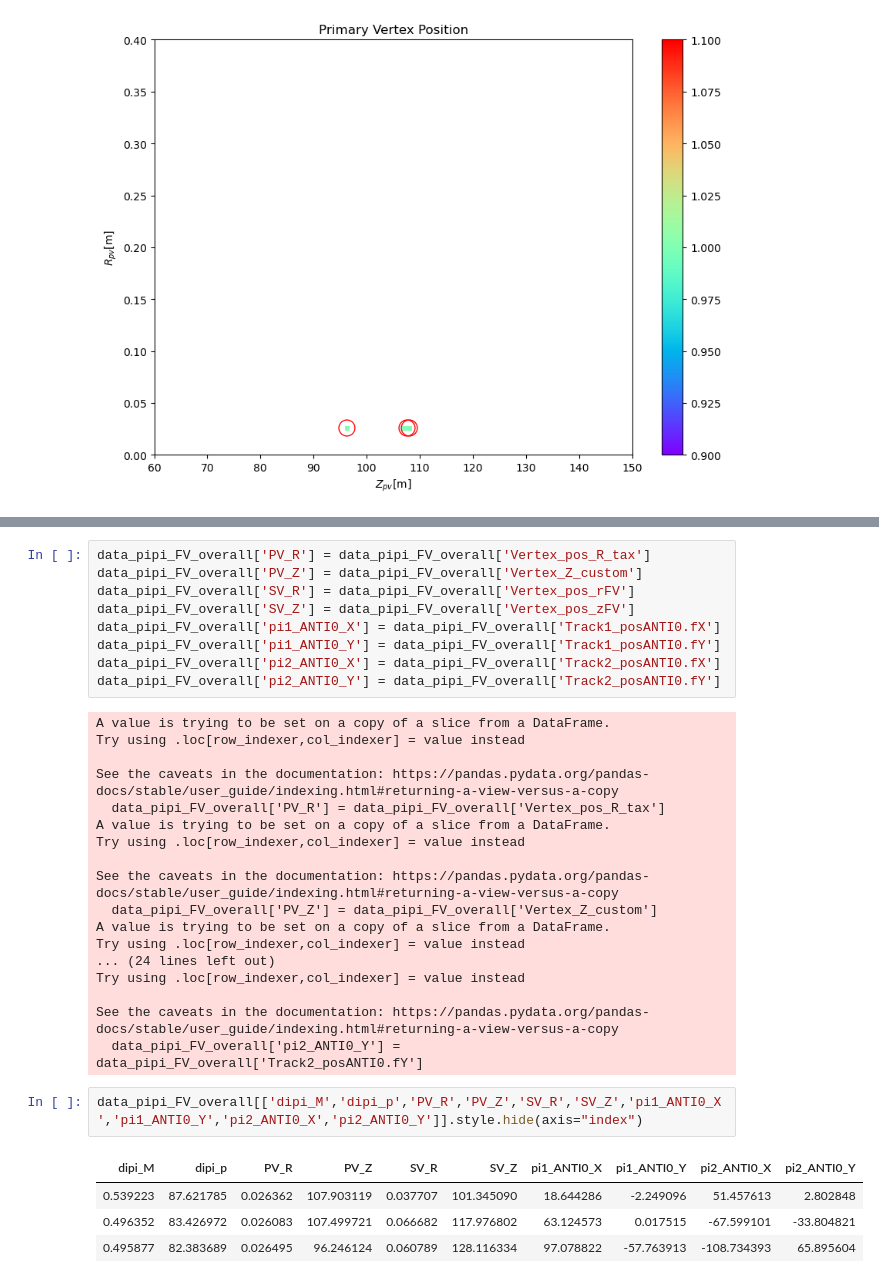
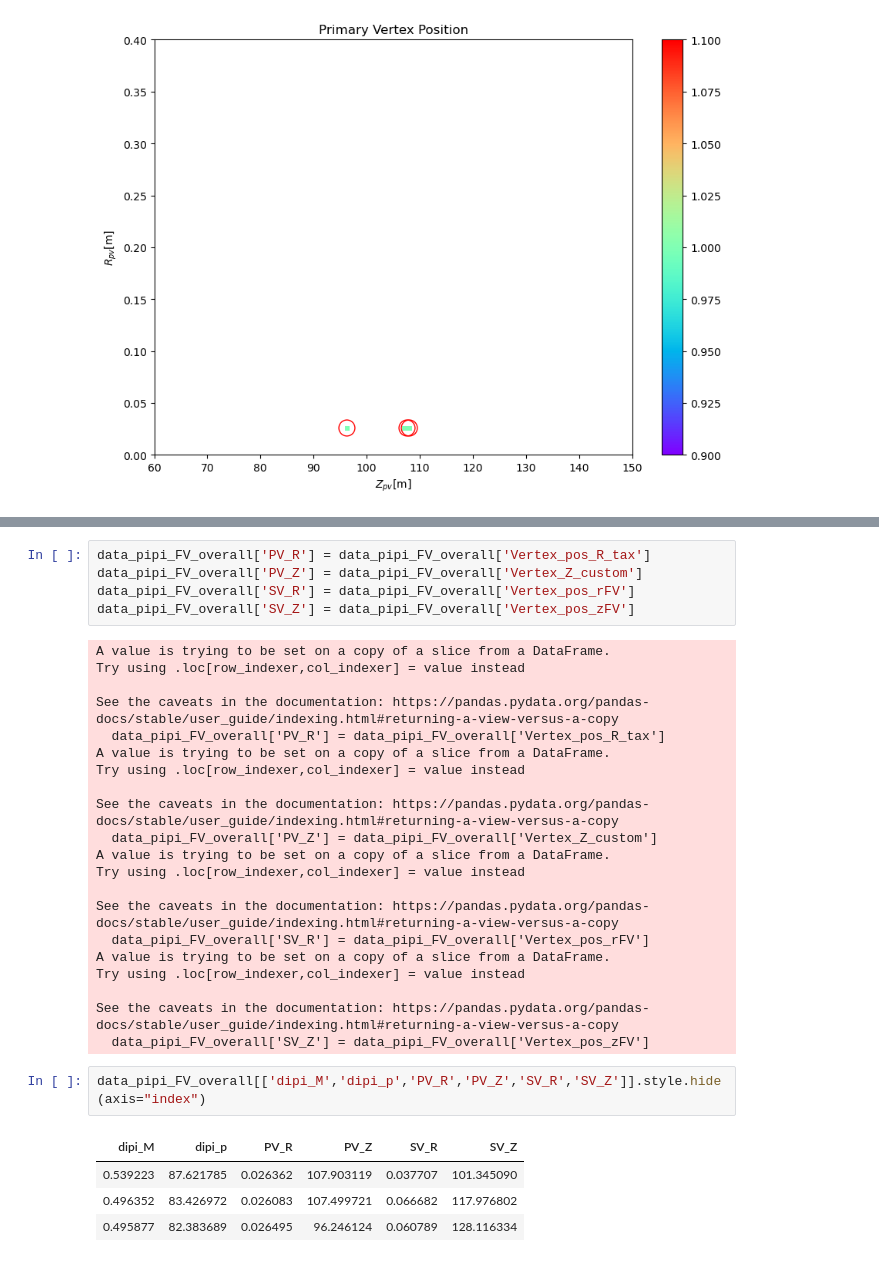
Before and after one commit to slezki/CheckForKs2PiPi, a Jupyter notebook: Ks2pipi_withProb.ipynb, the cells around one changed output, grey strips where cells are left out. Saved outputs shown, nothing was run; the diff lists cells and outputs as text.

```diff
--- a/Ks2pipi_withProb.ipynb
+++ b/Ks2pipi_withProb.ipynb
@@ -548,10 +516,6 @@ data_pipi_FV_overall['PV_R'] = data_pipi_FV_overall['Vertex_pos_R_tax']
 data_pipi_FV_overall['PV_Z'] = data_pipi_FV_overall['Vertex_Z_custom']
 data_pipi_FV_overall['SV_R'] = data_pipi_FV_overall['Vertex_pos_rFV']
 data_pipi_FV_overall['SV_Z'] = data_pipi_FV_overall['Vertex_pos_zFV']
-data_pipi_FV_overall['pi1_ANTI0_X'] = data_pipi_FV_overall['Track1_posANTI0.fX']
-data_pipi_FV_overall['pi1_ANTI0_Y'] = data_pipi_FV_overall['Track1_posANTI0.fY']
-data_pipi_FV_overall['pi2_ANTI0_X'] = data_pipi_FV_overall['Track2_posANTI0.fX']
-data_pipi_FV_overall['pi2_ANTI0_Y'] = data_pipi_FV_overall['Track2_posANTI0.fY']
 # %% [output]
 A value is trying to be set on a copy of a slice from a DataFrame.
 Try using .loc[row_indexer,col_indexer] = value instead
@@ -565,15 +529,18 @@ See the caveats in the documentation: https://pandas.pydata.org/pandas-docs/stab
   data_pipi_FV_overall['PV_Z'] = data_pipi_FV_overall['Vertex_Z_custom']
 A value is trying to be set on a copy of a slice from a DataFrame.
 Try using .loc[row_indexer,col_indexer] = value instead
-... (24 lines left out)
+
+See the caveats in the documentation: https://pandas.pydata.org/pandas-docs/stable/user_guide/indexing.html#returning-a-view-versus-a-copy
+  data_pipi_FV_overall['SV_R'] = data_pipi_FV_overall['Vertex_pos_rFV']
+A value is trying to be set on a copy of a slice from a DataFrame.
 Try using .loc[row_indexer,col_indexer] = value instead
 
 See the caveats in the documentation: https://pandas.pydata.org/pandas-docs/stable/user_guide/indexing.html#returning-a-view-versus-a-copy
-  data_pipi_FV_overall['pi2_ANTI0_Y'] = data_pipi_FV_overall['Track2_posANTI0.fY']
+  data_pipi_FV_overall['SV_Z'] = data_pipi_FV_overall['Vertex_pos_zFV']
 # %%
-data_pipi_FV_overall[['dipi_M','dipi_p','PV_R','PV_Z','SV_R','SV_Z','pi1_ANTI0_X','pi1_ANTI0_Y','pi2_ANTI0_X','pi2_ANTI0_Y']].style.hide(axis="index")
+data_pipi_FV_overall[['dipi_M','dipi_p','PV_R','PV_Z','SV_R','SV_Z']].style.hide(axis="index")
 # %% [output]
-| dipi_M | dipi_p | PV_R | PV_Z | SV_R | SV_Z | pi1_ANTI0_X | pi1_ANTI0_Y | pi2_ANTI0_X | pi2_ANTI0_Y |
-| 0.539223 | 87.621785 | 0.026362 | 107.903119 | 0.037707 | 101.345090 | 18.644286 | -2.249096 | 51.457613 | 2.802848 |
-| 0.496352 | 83.426972 | 0.026083 | 107.499721 | 0.066682 | 117.976802 | 63.124573 | 0.017515 | -67.599101 | -33.804821 |
-| 0.495877 | 82.383689 | 0.026495 | 96.246124 | 0.060789 | 128.116334 | 97.078822 | -57.763913 | -108.734393 | 65.895604 |
+| dipi_M | dipi_p | PV_R | PV_Z | SV_R | SV_Z |
+| 0.539223 | 87.621785 | 0.026362 | 107.903119 | 0.037707 | 101.345090 |
+| 0.496352 | 83.426972 | 0.026083 | 107.499721 | 0.066682 | 117.976802 |
+| 0.495877 | 82.383689 | 0.026495 | 96.246124 | 0.060789 | 128.116334 |
```
Also changed, not shown: parts of 6 cells of this notebook, 1 other file.
